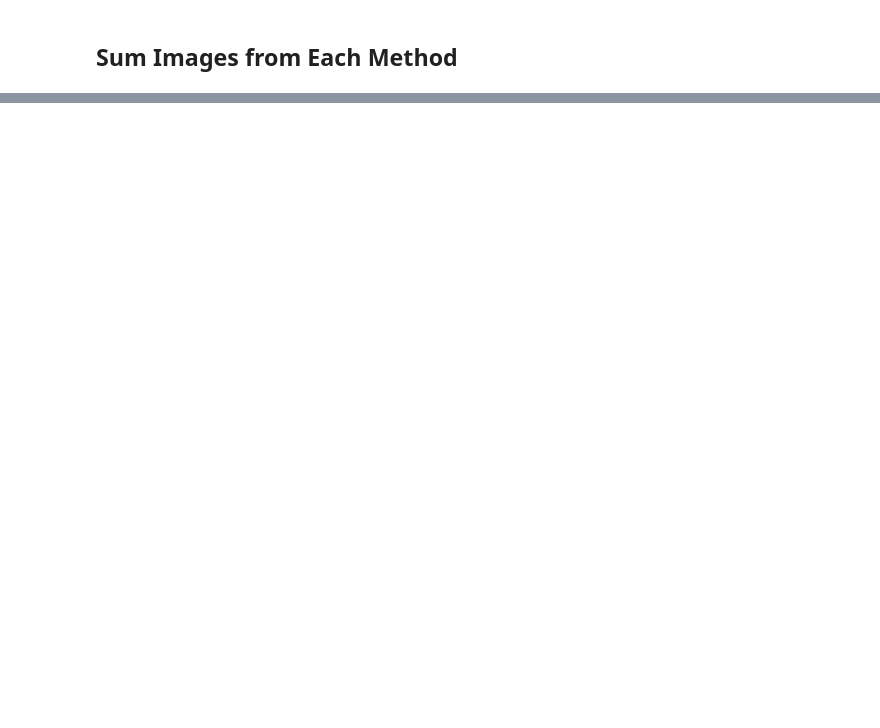
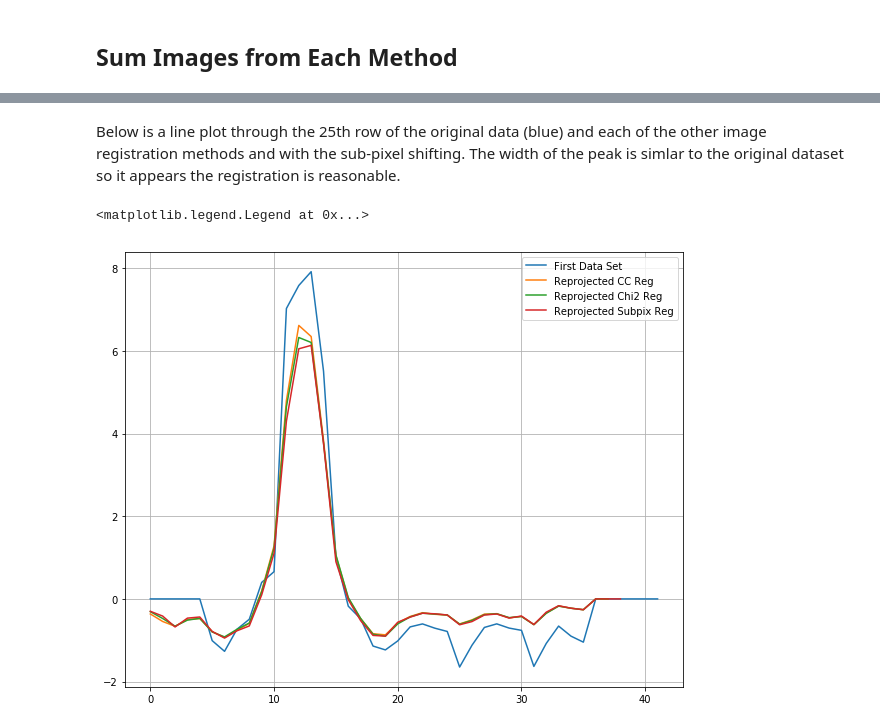
Before and after one commit to spacetelescope/sprint_notebooks, a Jupyter notebook: spectral_registration/Spectral Cube Reprojection and Alignment.ipynb, the cells around one changed output, grey strips where cells are left out. Cells and saved outputs as stored; diff of their text form; code cells hidden in the pictures; blank space fills up the shorter version.

```diff
--- a/spectral_registration/Spectral Cube Reprojection and Alignment.ipynb
+++ b/spectral_registration/Spectral Cube Reprojection and Alignment.ipynb
@@ -219,0 +277,22 @@ show(ifu1_data + ifu2_data_reproj_subpix + ifu3_data_reproj_subpix + ifu4_data_r
+# %% [markdown]
+Below is a line plot through the 25th row of the original data (blue) and each of the other image registration methods and with the sub-pixel shifting. The width of the peak is simlar to the original dataset so it appears the registration is reasonable.
+# %%
+plt.figure(3,  figsize=[10,8])
+plt.clf()
+plt.plot(ifu1_data[26], label='First Data Set')
+
+tt = (ifu1_data + ifu2_data_reproj_ccreg + ifu3_data_reproj_ccreg + ifu4_data_reproj_ccreg)/4
+plt.plot(tt[26], label='Reprojected CC Reg')
+
+tt = (ifu1_data + ifu2_data_reproj_chi2 + ifu3_data_reproj_chi2 + ifu4_data_reproj_chi2)/4
+plt.plot(tt[26], label='Reprojected Chi2 Reg')
+
+tt = (ifu1_data + ifu2_data_reproj_subpix + ifu3_data_reproj_subpix + ifu4_data_reproj_subpix)/4
+plt.plot(tt[26], label='Reprojected Subpix Reg')
+
+plt.grid('on')
+
+plt.legend()
+# %% [output]
+<matplotlib.legend.Legend at 0x...>
+[figure, added]
```
Also changed, not shown: parts of 17 cells of this notebook.
